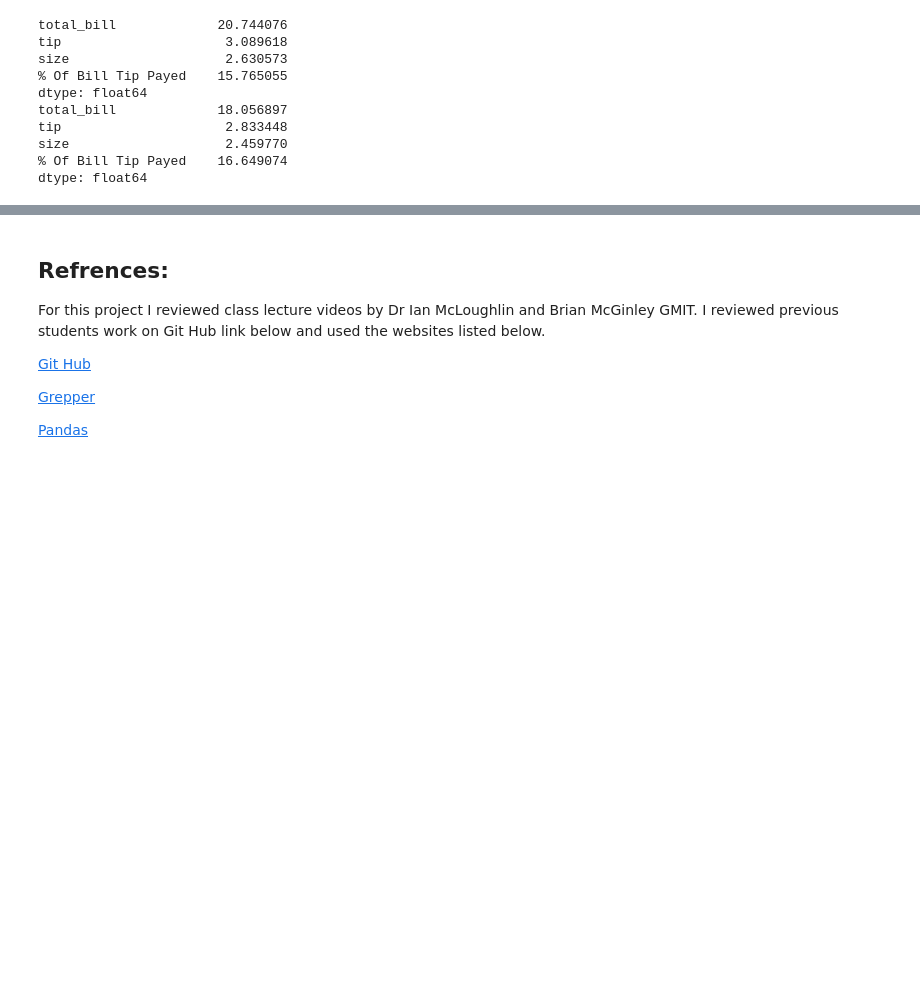
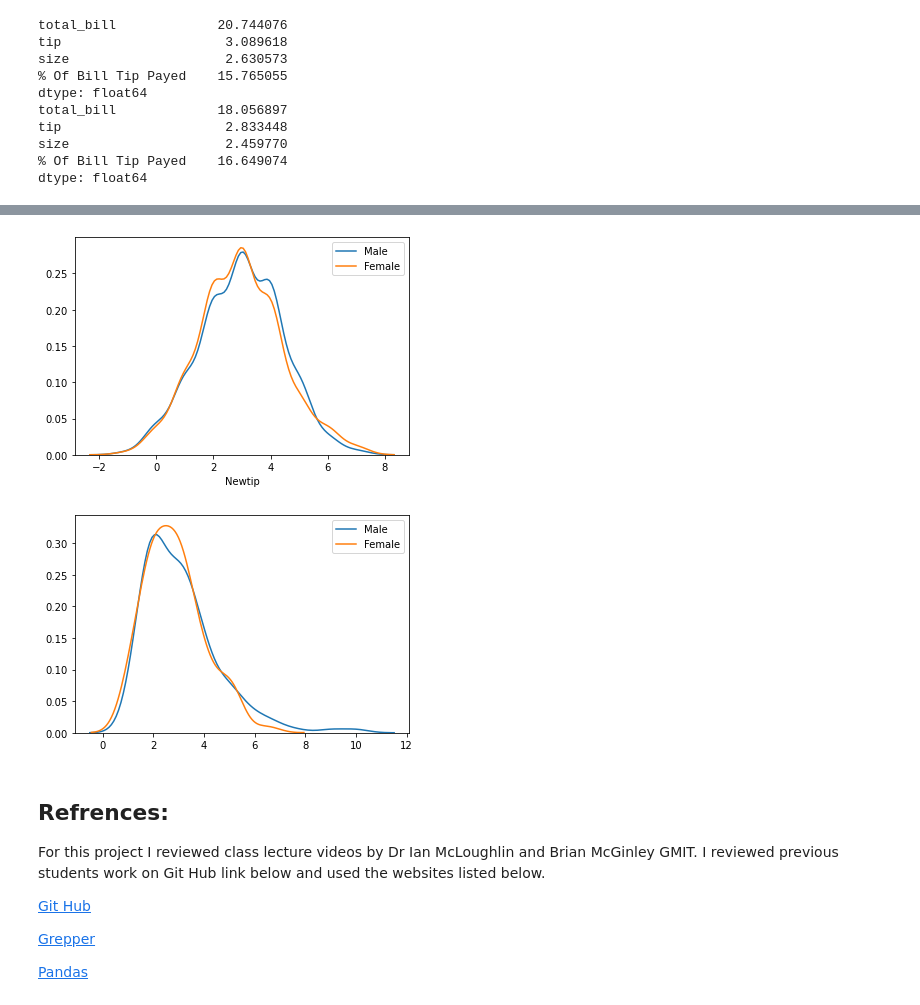
Before and after one commit to LauraBrogan/Programming-Project-2020, a Jupyter notebook: Programming Project 2020.ipynb, the cells around one changed output, grey strips where cells are left out. Cells and saved outputs as stored; diff of their text form; code cells hidden in the pictures; blank space fills up the shorter version.

```diff
--- a/Programming Project 2020.ipynb
+++ b/Programming Project 2020.ipynb
@@ -233,3 +267,20 @@ Counter({'Thur': 264, 'Fri': 257, 'Sat': 247, 'Sun': 232})
+# %%
+male=mydataset.loc[(mydataset['Newsex']=='Male')]
+female=mydataset.loc[mydataset['Newsex']=='Female']
+sns.distplot(male['Newtip'], hist=False, label='Male')
+sns.distplot(female['Newtip'], hist=False, label='Female')
+
+plt.show()
+
+male=df.loc[(df['sex']=='Male')]
+female=df.loc[df['sex']=='Female']
+sns.distplot(male[['tip']], hist=False, label='Male')
+sns.distplot(female[['tip']], hist=False, label='Female')
+
+plt.show()
+# %% [output]
+[figure, added]
+[figure, added]
 # %% [markdown]
 ## Refrences:
 
```
Also changed, not shown: parts of 26 cells of this notebook.
